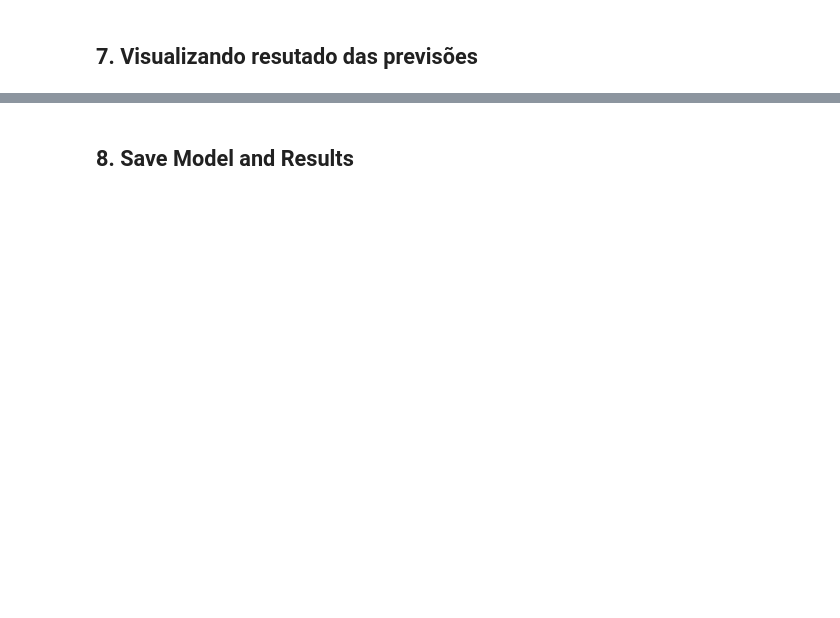
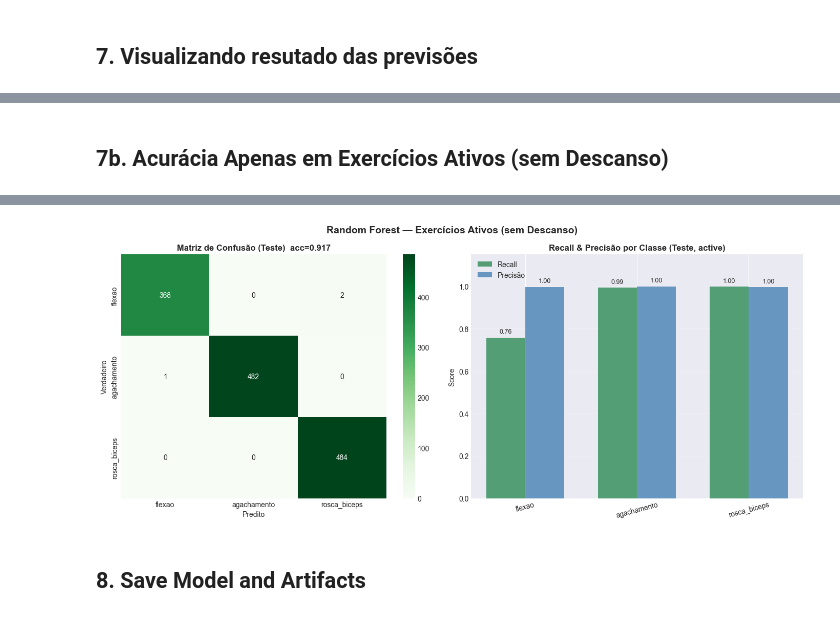
Before and after one commit to RafaelLuckner/RACE, a Jupyter notebook: 2-random_forest_training.ipynb, the cells around one changed output, grey strips where cells are left out. Saved outputs shown, nothing was run; the diff lists cells and outputs as text; code cells hidden in the pictures; blank space fills up the shorter version.

```diff
--- a/2-random_forest_training.ipynb
+++ b/2-random_forest_training.ipynb
@@ -457,0 +566,77 @@ plt.show()
+# %% [markdown]
+## 7b. Acurácia Apenas em Exercícios Ativos (sem Descanso)
+# %%
+# ── Filtrar apenas exercícios ativos (excluindo descanso) ────────────────────
+active_labels = {k: v for k, v in label_map.items() if k != 'descanso'}
+active_label_values = list(active_labels.values())
+
+active_mask_test  = y_test.isin(active_label_values)
+active_mask_train = y_train.isin(active_label_values)
+
+y_test_active  = y_test[active_mask_test].reset_index(drop=True)
+y_train_active = y_train[active_mask_train].reset_index(drop=True)
+y_test_pred_act  = y_test_pred[active_mask_test]
+y_train_pred_act = y_train_pred[active_mask_train]
+
+active_names = [reverse_label_map[i] for i in sorted(active_label_values)]
+
+acc_train_active = accuracy_score(y_train_active, y_train_pred_act)
+acc_test_active  = accuracy_score(y_test_active,  y_test_pred_act)
+
+print("=" * 65)
+print("  ACURÁCIA — APENAS EXERCÍCIOS ATIVOS (flexão, agach., rosca)")
+print("=" * 65)
+print(f"\n  {'Conjunto':<12} {'Acurácia (active)':>18}")
+print(f"  {'-'*32}")
+print(f"  {'Treino':<12} {acc_train_active:>18.4f}")
+print(f"  {'Teste':<12} {acc_test_active:>18.4f}")
+
+print(f"\n{'='*65}")
+print("  CLASSIFICATION REPORT — TREINO (active)")
+print(f"{'='*65}")
+print(classification_report(y_train_active, y_train_pred_act,
+                             labels=sorted(active_label_values),
+                             target_names=active_names, zero_division=0))
+
+print(f"{'='*65}")
+print("  CLASSIFICATION REPORT — TESTE (active)")
+print(f"{'='*65}")
+print(classification_report(y_test_active, y_test_pred_act,
+                             labels=sorted(active_label_values),
+                             target_names=active_names, zero_division=0))
+
+# ── Gráfico ──────────────────────────────────────────────────────────────────
+cm_active = confusion_matrix(y_test_active, y_test_pred_act,
+                             labels=sorted(active_label_values))
+report_active = classification_report(y_test_active, y_test_pred_act,
+                                      labels=sorted(active_label_values),
+                                      target_names=active_names,
+                                      output_dict=True, zero_division=0)
+
+fig, axes = plt.subplots(1, 2, figsize=(14, 6))
+fig.suptitle('Random Forest — Exercícios Ativos (sem Descanso)',
+             fontsize=14, fontweight='bold')
+
+sns.heatmap(cm_active, annot=True, fmt='d', cmap='Greens', ax=axes[0],
+            xticklabels=active_names, yticklabels=active_names)
+axes[0].set_title(f'Matriz de Confusão (Teste)  acc={acc_test_active:.3f}',
+                  fontweight='bold')
+axes[0].set_ylabel('Verdadeiro'); axes[0].set_xlabel('Predito')
+
+rec  = [report_active[c]['recall']    for c in active_names]
+prec = [report_active[c]['precision'] for c in active_names]
+x = np.arange(len(active_names))
+w = 0.35
+axes[1].bar(x - w/2, rec,  w, label='Recall',    color='seagreen',  alpha=0.8)
+axes[1].bar(x + w/2, prec, w, label='Precisão',  color='steelblue', alpha=0.8)
+axes[1].set_xticks(x); axes[1].set_xticklabels(active_names, rotation=15)
+axes[1].set_ylim([0, 1.15]); axes[1].set_ylabel('Score')
+axes[1].set_title('Recall & Precisão por Classe (Teste, active)', fontweight='bold')
+axes[1].legend(); axes[1].grid(axis='y', alpha=0.3)
+for i, (r, p) in enumerate(zip(rec, prec)):
+    axes[1].text(i - w/2, r + 0.02, f'{r:.2f}', ha='center', fontsize=9)
+    axes[1].text(i + w/2, p + 0.02, f'{p:.2f}', ha='center', fontsize=9)
+
+plt.tight_layout()
+plt.show()
+# %% [output]
@@ -458,2 +660,3 @@ plt.show()
+[figure, added]
 # %% [markdown]
-## 8. Save Model and Results
+## 8. Save Model and Artifacts
```
Also changed, not shown: parts of 20 cells of this notebook, 24 other files.
